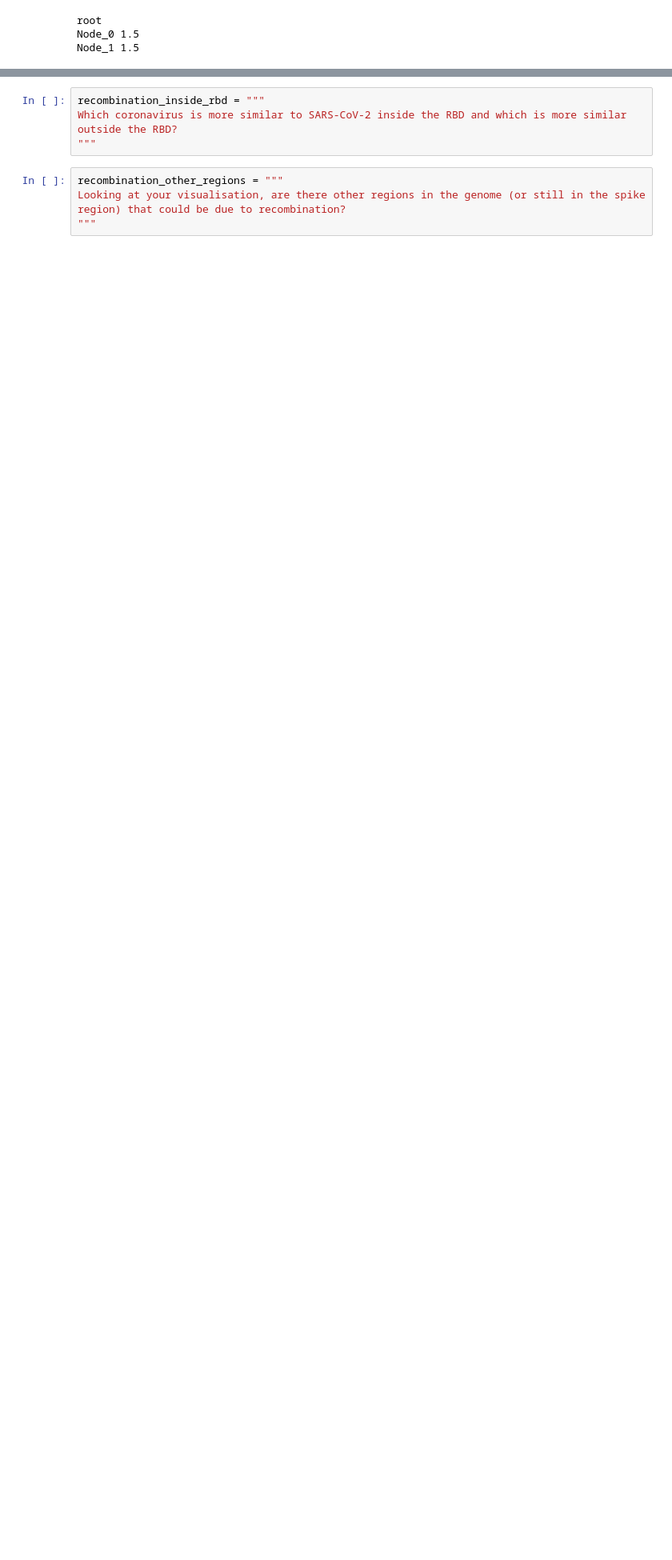
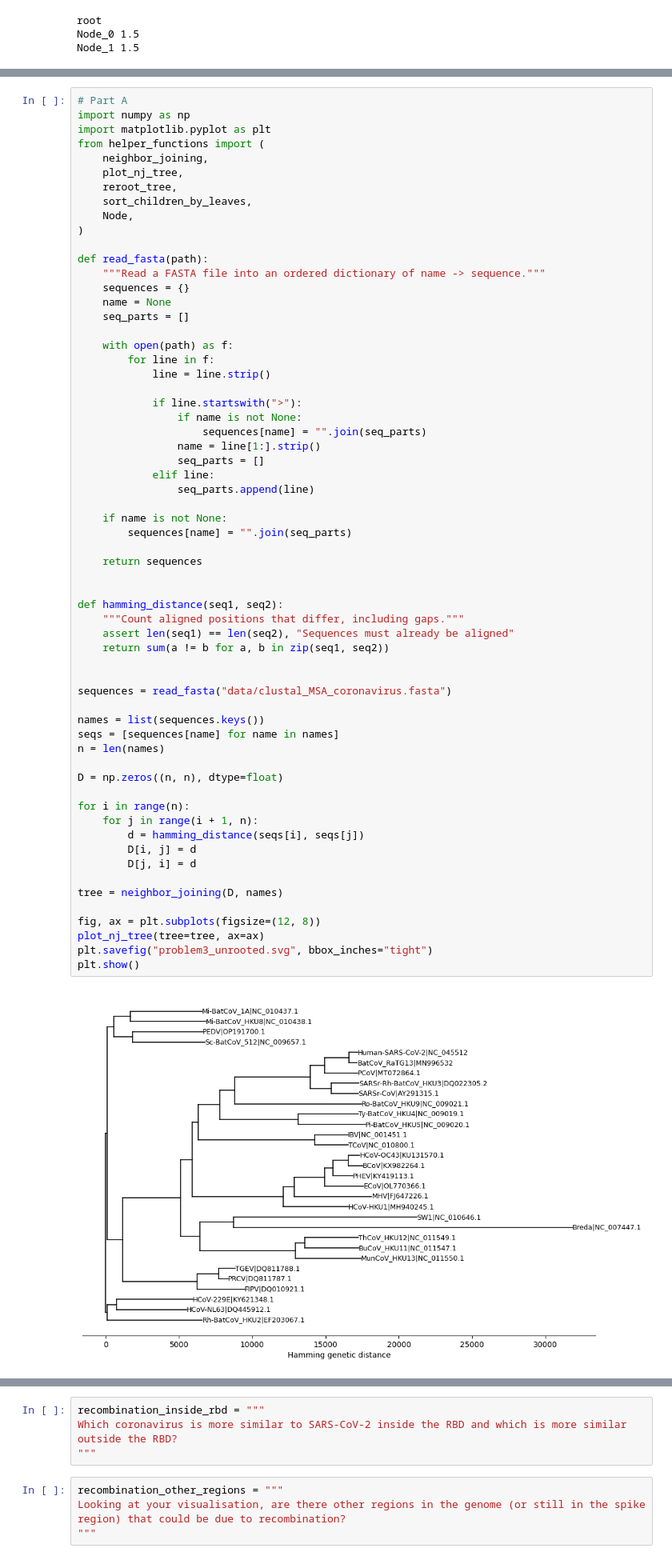
Before and after one commit to ehuang0411/assign_phylo, a Jupyter notebook: phylo_workbook.ipynb, the cells around one changed output, grey strips where cells are left out. Shown at 80% size. Drawn from its saved outputs; the diff is of its cells as text; blank space fills up the shorter version.

Commit message:
Problem 3 and 4 updated - still in progress

```diff
--- a/phylo_workbook.ipynb
+++ b/phylo_workbook.ipynb
@@ -154,0 +152,64 @@ Save your answers in the variables `sars_cov_2_group`, `valid_outgroup_choice` a
+# %%
+# Part A
+import numpy as np
+import matplotlib.pyplot as plt
+from helper_functions import (
+    neighbor_joining,
+    plot_nj_tree,
+    reroot_tree,
+    sort_children_by_leaves,
+    Node,
+)
+
+def read_fasta(path):
+    """Read a FASTA file into an ordered dictionary of name -> sequence."""
+    sequences = {}
+    name = None
+    seq_parts = []
+
+    with open(path) as f:
+        for line in f:
+            line = line.strip()
+
+            if line.startswith(">"):
+                if name is not None:
+                    sequences[name] = "".join(seq_parts)
+                name = line[1:].strip()
+                seq_parts = []
+            elif line:
+                seq_parts.append(line)
+
+    if name is not None:
+        sequences[name] = "".join(seq_parts)
+
+    return sequences
+
+
+def hamming_distance(seq1, seq2):
+    """Count aligned positions that differ, including gaps."""
+    assert len(seq1) == len(seq2), "Sequences must already be aligned"
+    return sum(a != b for a, b in zip(seq1, seq2))
+
+
+sequences = read_fasta("data/clustal_MSA_coronavirus.fasta")
+
+names = list(sequences.keys())
+seqs = [sequences[name] for name in names]
+n = len(names)
+
+D = np.zeros((n, n), dtype=float)
+
+for i in range(n):
+    for j in range(i + 1, n):
+        d = hamming_distance(seqs[i], seqs[j])
+        D[i, j] = d
+        D[j, i] = d
+
+tree = neighbor_joining(D, names)
+
+fig, ax = plt.subplots(figsize=(12, 8))
+plot_nj_tree(tree=tree, ax=ax)
+plt.savefig("problem3_unrooted.svg", bbox_inches="tight")
+plt.show()
+# %% [output]
+[figure, added]
```
Also changed, not shown: parts of 11 cells of this notebook, 3 other files.
